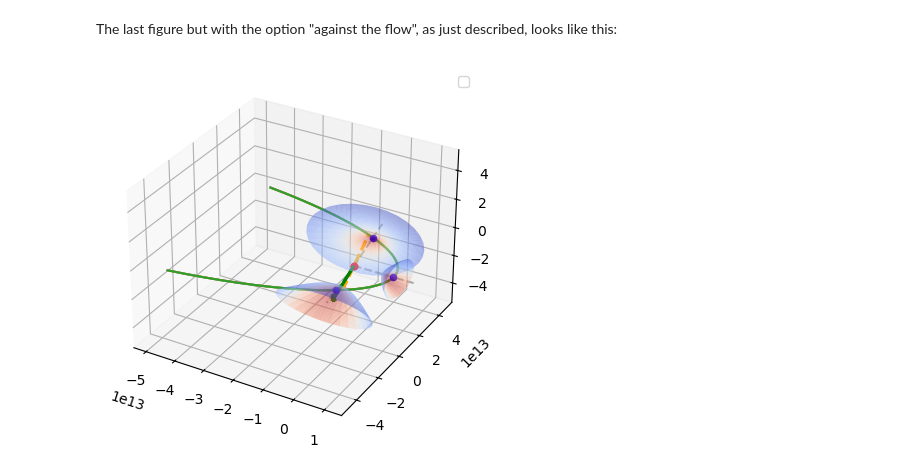
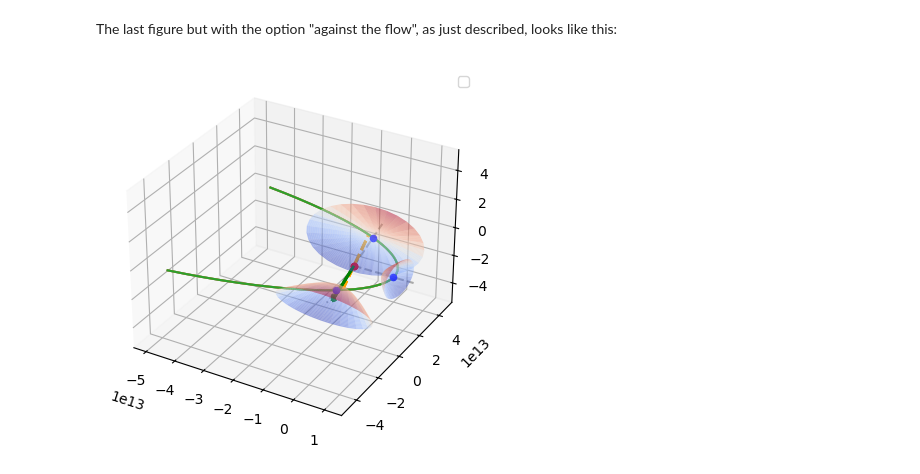
Before and after one commit to Alvkuzin/IBSEn, a Jupyter notebook: tutorials/IBS_expanded.ipynb, the cells around one changed output. Saved outputs shown, nothing was run; the diff lists cells and outputs as text; code cells hidden in the pictures.

```diff
--- a/tutorials/IBS_expanded.ipynb
+++ b/tutorials/IBS_expanded.ipynb
@@ -190,19 +190,19 @@ The last figure but with the option "against the flow", as just described, looks
 # %%
 fig = plt.figure()
 ax = fig.add_subplot(111, projection="3d")
 for t in (-15*DAY, 0*DAY, 20*DAY):
     ibs3d = IBS3D(
               gamma_max=3.,
               s_max=1.,
               orientation='flow',
               s_max_g=4,
               n=41, n_phi=31,
               winds = winds,
               t_to_calculate_beta_eff=t
               )
-    ibs3d.peek( ax=ax, ibs_color='doppler', showtime=(-70*DAY, 70*DAY), edgecolor=None,
+    ibs3d.peek( ax=ax, ibs_color='scatter', showtime=(-70*DAY, 70*DAY), edgecolor=None,
               colorbar=False)
 # ax.view_init(elev=0.,
 #             azim=0.)
 # %% [output]
-[figure, old version]
+[figure, new version]
```
Also changed, not shown: 10 other files.
